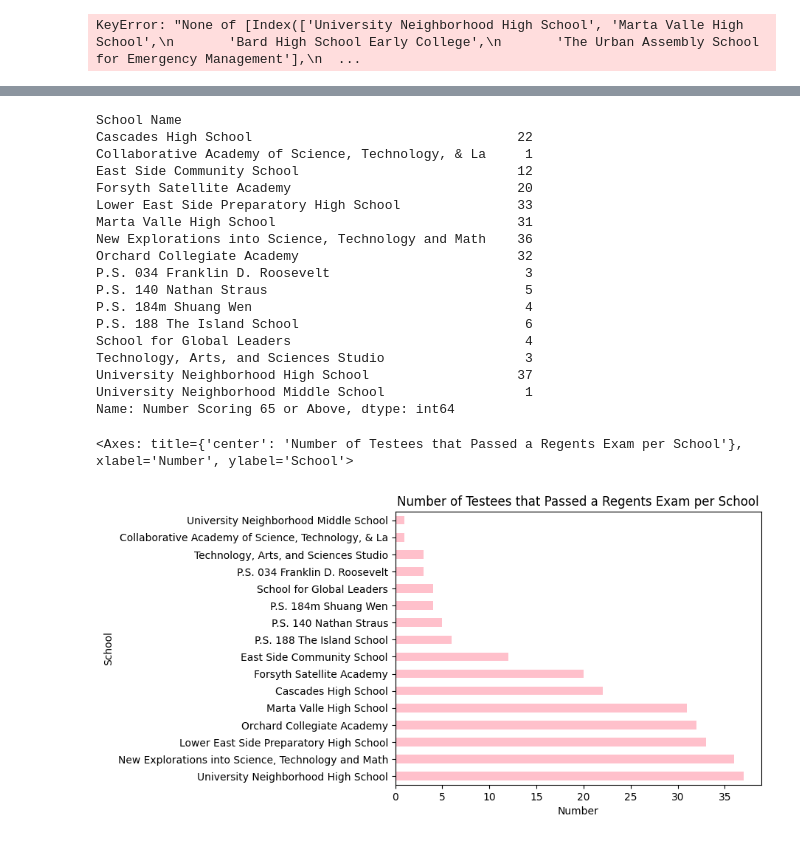
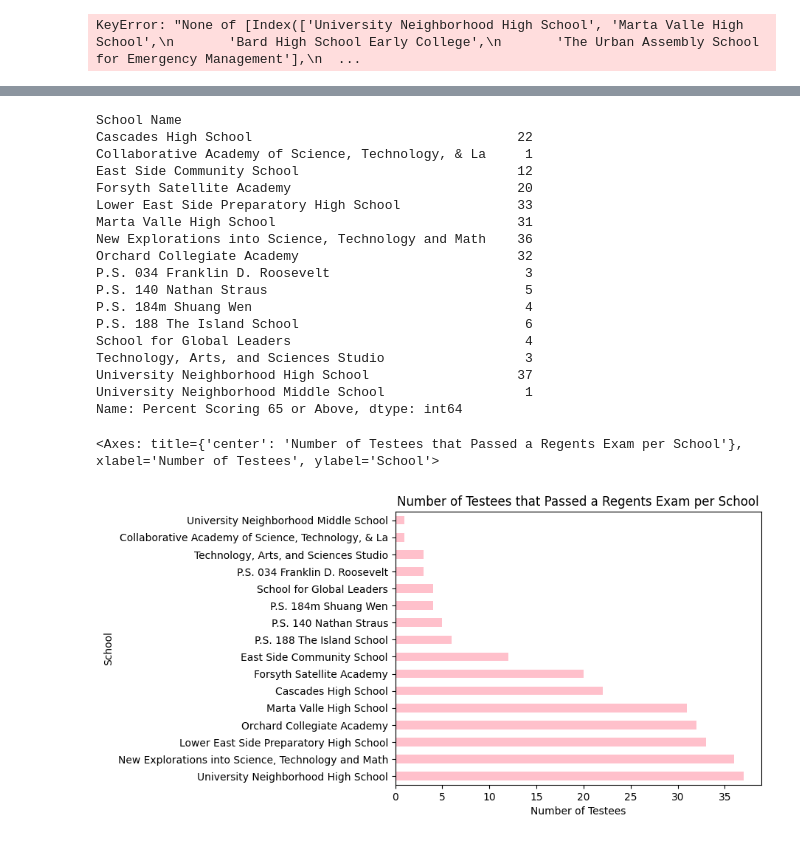
Before and after one commit to bviri/lgcc-continuing-ed-python-class, a Jupyter notebook: python_project_1.ipynb, the cells around one changed output, grey strips where cells are left out. Saved outputs shown, nothing was run; the diff lists cells and outputs as text; code cells hidden in the pictures.

```diff
--- a/python_project_1.ipynb
+++ b/python_project_1.ipynb
@@ -134,6 +123,6 @@ schooldata.loc[['University Neighborhood High School','Marta Valle High School',
 KeyError: "None of [Index(['University Neighborhood High School', 'Marta Valle High School',\n       'Bard High School Early College',\n       'The Urban Assembly School for Emergency Management'],\n  ...
 # %%
 # forgot to clean with only the data i wanted to use. one sec!
-passedregents = schooldata[['School Name','Year','Total Tested','Regents Exam','Number Scoring 65 or Above']]
+passedregents = schooldata[['School Name','Year','Total Tested','Regents Exam','Number Scoring 65 or Above', 'Percent Scoring 65 or Above']]
 passedregents.head()
 # %% [output]
@@ -164,5 +157,5 @@ passedregents.tail(500)
 # %%
-passedregents.iloc[0:250].groupby(['School Name'])['Number Scoring 65 or Above'].count()
+passedregents.iloc[0:250].groupby(['School Name'])['Percent Scoring 65 or Above'].count()
 # this worked!
 # %% [output]
 School Name
@@ -182,11 +175,11 @@ School for Global Leaders                              4
 Technology, Arts, and Sciences Studio                  3
 University Neighborhood High School                   37
 University Neighborhood Middle School                  1
-Name: Number Scoring 65 or Above, dtype: int64
+Name: Percent Scoring 65 or Above, dtype: int64
 # %%
-passedregents.iloc[0:250].groupby(['School Name'])['Number Scoring 65 or Above'].count().sort_values(ascending=False).plot(kind="barh",title="Number of Testees that Passed a Regents Exam per School",ylabel="School",xlabel="Number",color="pink")
+passedregents.iloc[0:250].groupby(['School Name'])['Percent Scoring 65 or Above'].count().sort_values(ascending=False).plot(kind="barh",title="Number of Testees that Passed a Regents Exam per School",ylabel="School",xlabel="Number of Testees",color="pink")
 
 # woohoo! i've selected the first 250 rows to compare the amount of testees that passed in each school.
 # %% [output]
-<Axes: title={'center': 'Number of Testees that Passed a Regents Exam per School'}, xlabel='Number', ylabel='School'>
+<Axes: title={'center': 'Number of Testees that Passed a Regents Exam per School'}, xlabel='Number of Testees', ylabel='School'>
-[figure, old version]
+[figure, new version]
```
Also changed, not shown: parts of 4 cells of this notebook.
